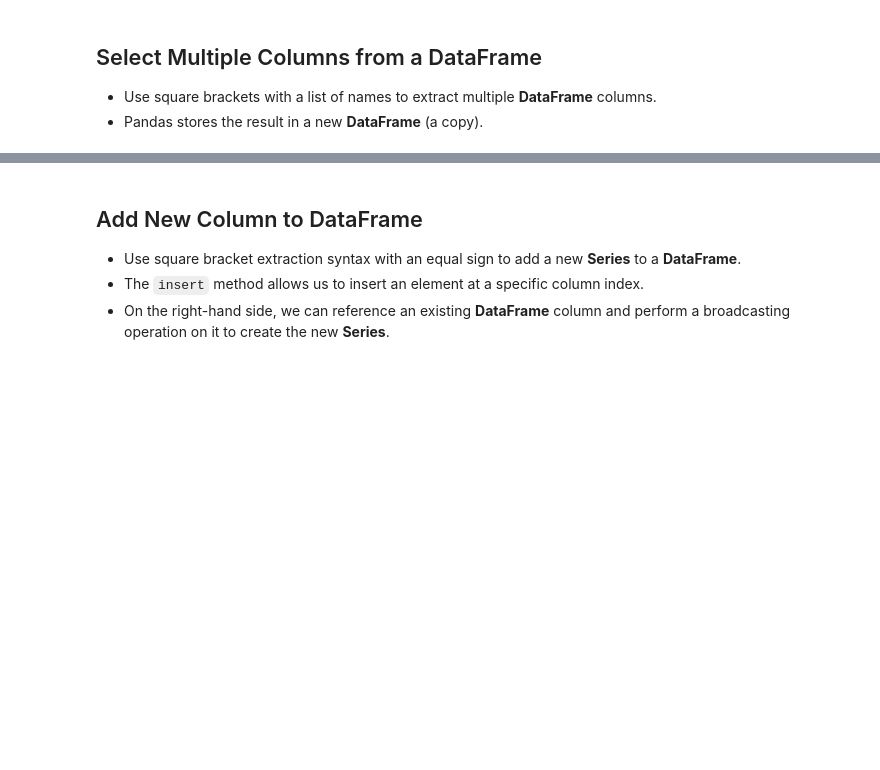
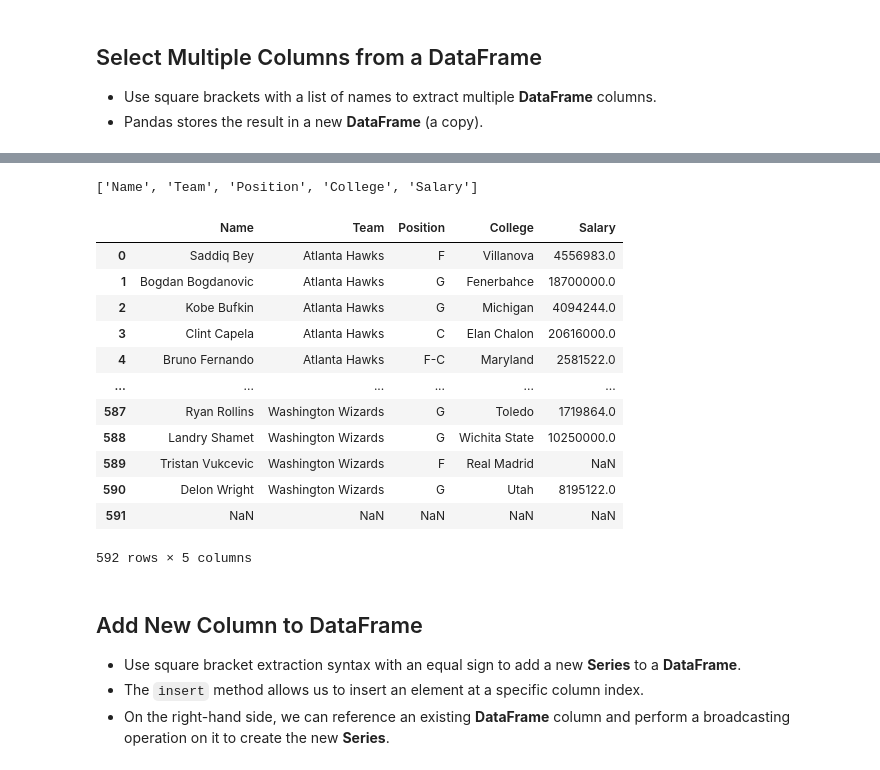
Before and after one commit to Lucas01iveira/Data-Engineering, a Jupyter notebook: Data Analysis with Pandas and Python/materials/pandas/Incomplete/04 - DataFrames I - Introduction.ipynb, the cells around one changed output, grey strips where cells are left out. Cells and saved outputs as stored; diff of their text form; code cells hidden in the pictures; blank space fills up the shorter version.

```diff
--- a/Data Analysis with Pandas and Python/materials/pandas/Incomplete/04 - DataFrames I - Introduction.ipynb
+++ b/Data Analysis with Pandas and Python/materials/pandas/Incomplete/04 - DataFrames I - Introduction.ipynb
@@ -226,3 +253,24 @@ nba.head()
+# %%
+columns_select= [col for col in nba.columns if col not in ['Height', 'Weight']]
+columns_select
+# %% [output]
+['Name', 'Team', 'Position', 'College', 'Salary']
+# %%
+nba[columns_select]
+# %% [output]
+|  | Name | Team | Position | College | Salary |
+| 0 | Saddiq Bey | Atlanta Hawks | F | Villanova | 4556983.0 |
+| 1 | Bogdan Bogdanovic | Atlanta Hawks | G | Fenerbahce | 18700000.0 |
+| 2 | Kobe Bufkin | Atlanta Hawks | G | Michigan | 4094244.0 |
+| 3 | Clint Capela | Atlanta Hawks | C | Elan Chalon | 20616000.0 |
+| 4 | Bruno Fernando | Atlanta Hawks | F-C | Maryland | 2581522.0 |
+| ... | ... | ... | ... | ... | ... |
+| 587 | Ryan Rollins | Washington Wizards | G | Toledo | 1719864.0 |
+| 588 | Landry Shamet | Washington Wizards | G | Wichita State | 10250000.0 |
+| 589 | Tristan Vukcevic | Washington Wizards | F | Real Madrid | NaN |
+| 590 | Delon Wright | Washington Wizards | G | Utah | 8195122.0 |
+| 591 | NaN | NaN | NaN | NaN | NaN |
+592 rows × 5 columns
 # %% [markdown]
 ## Add New Column to DataFrame
 - Use square bracket extraction syntax with an equal sign to add a new **Series** to a **DataFrame**.
```
Also changed, not shown: parts of 11 cells of this notebook.
